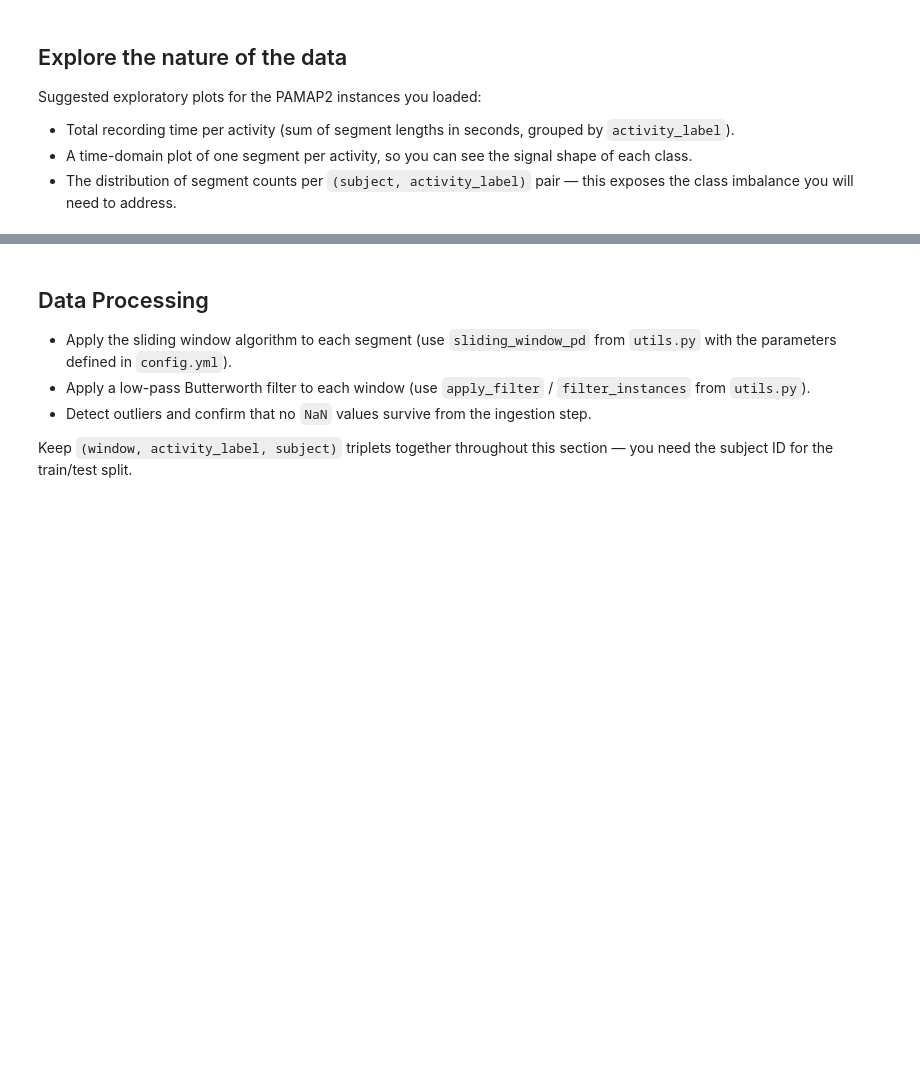
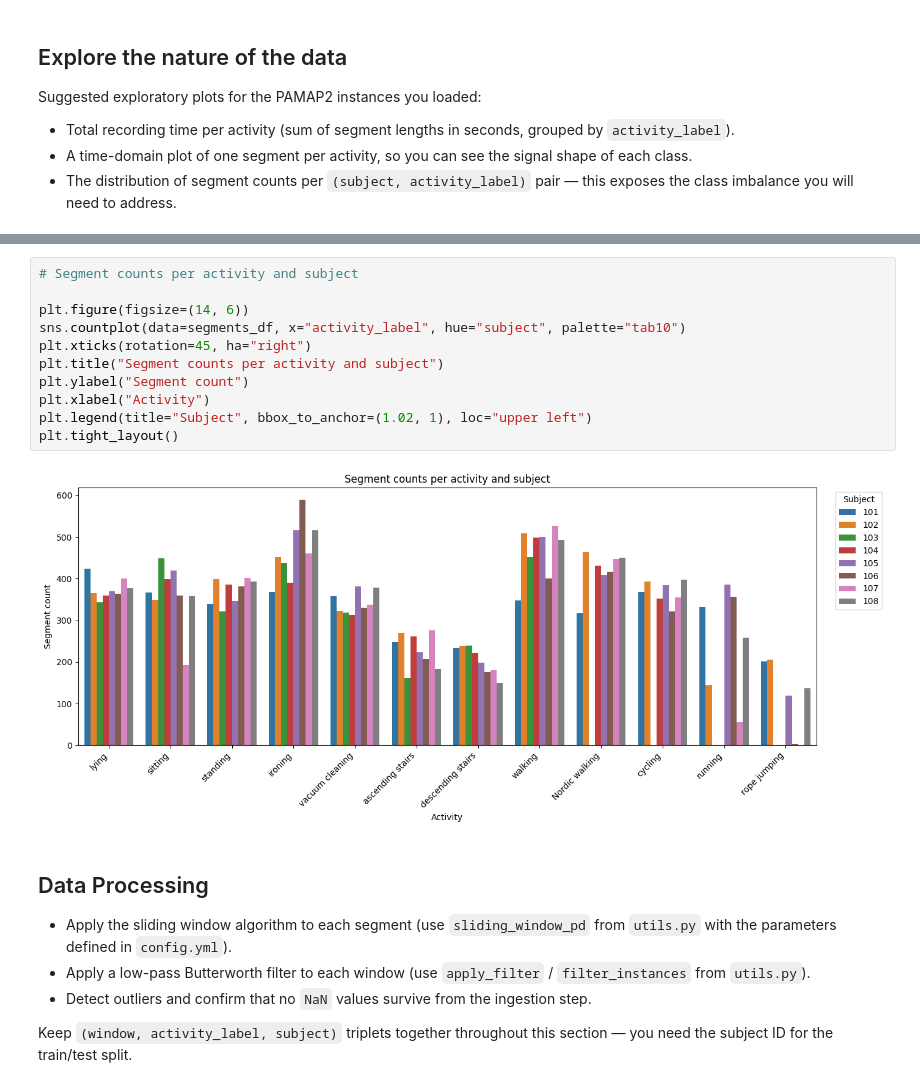
Before and after one commit to Manouso/AIIoT-Semester-Project, a Jupyter notebook: aiot_project_sample.ipynb, the cells around one changed output, grey strips where cells are left out. Saved outputs shown, nothing was run; the diff lists cells and outputs as text; blank space fills up the shorter version.

```diff
--- a/aiot_project_sample.ipynb
+++ b/aiot_project_sample.ipynb
@@ -85,3 +223,16 @@ Suggested exploratory plots for the PAMAP2 instances you loaded:
+# %%
+# Segment counts per activity and subject
+
+plt.figure(figsize=(14, 6))
+sns.countplot(data=segments_df, x="activity_label", hue="subject", palette="tab10")
+plt.xticks(rotation=45, ha="right")
+plt.title("Segment counts per activity and subject")
+plt.ylabel("Segment count")
+plt.xlabel("Activity")
+plt.legend(title="Subject", bbox_to_anchor=(1.02, 1), loc="upper left")
+plt.tight_layout()
+# %% [output]
+[figure, added]
 # %% [markdown]
 ## Data Processing
 
```
Also changed, not shown: parts of 23 cells of this notebook, 4 other files.
